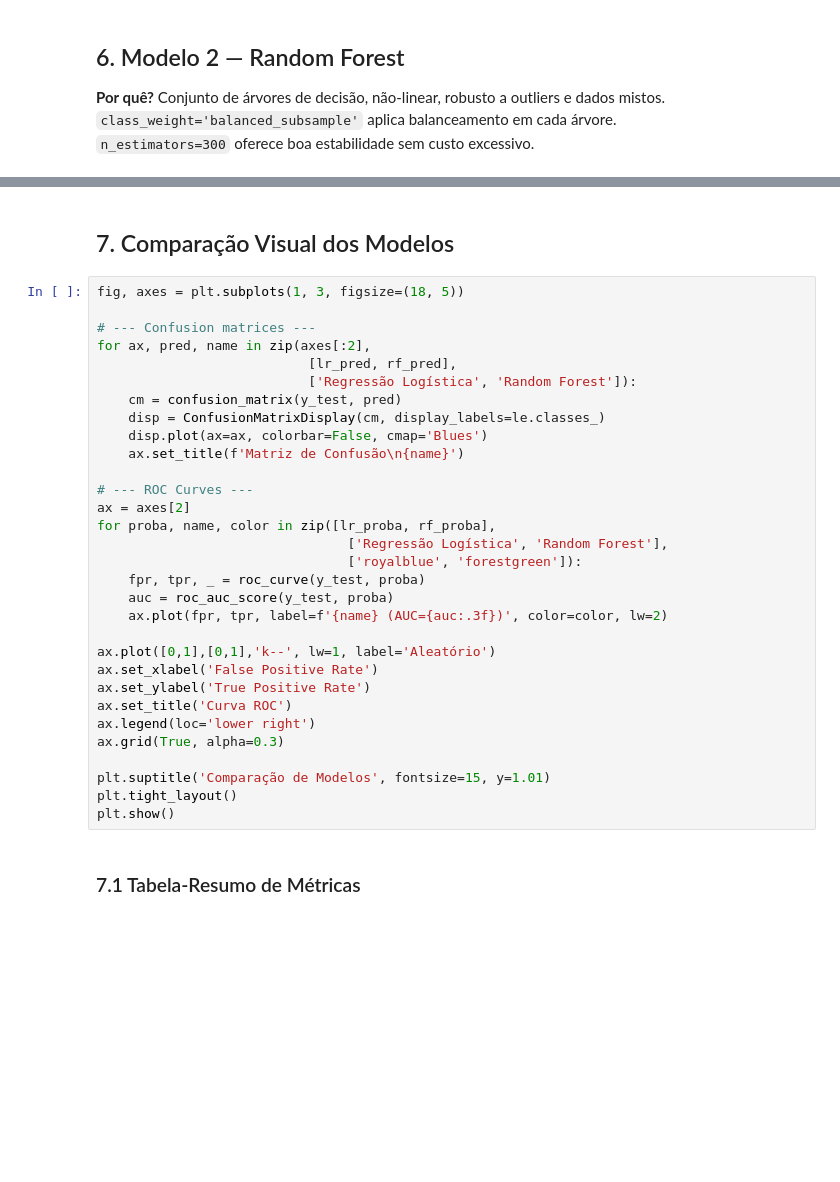
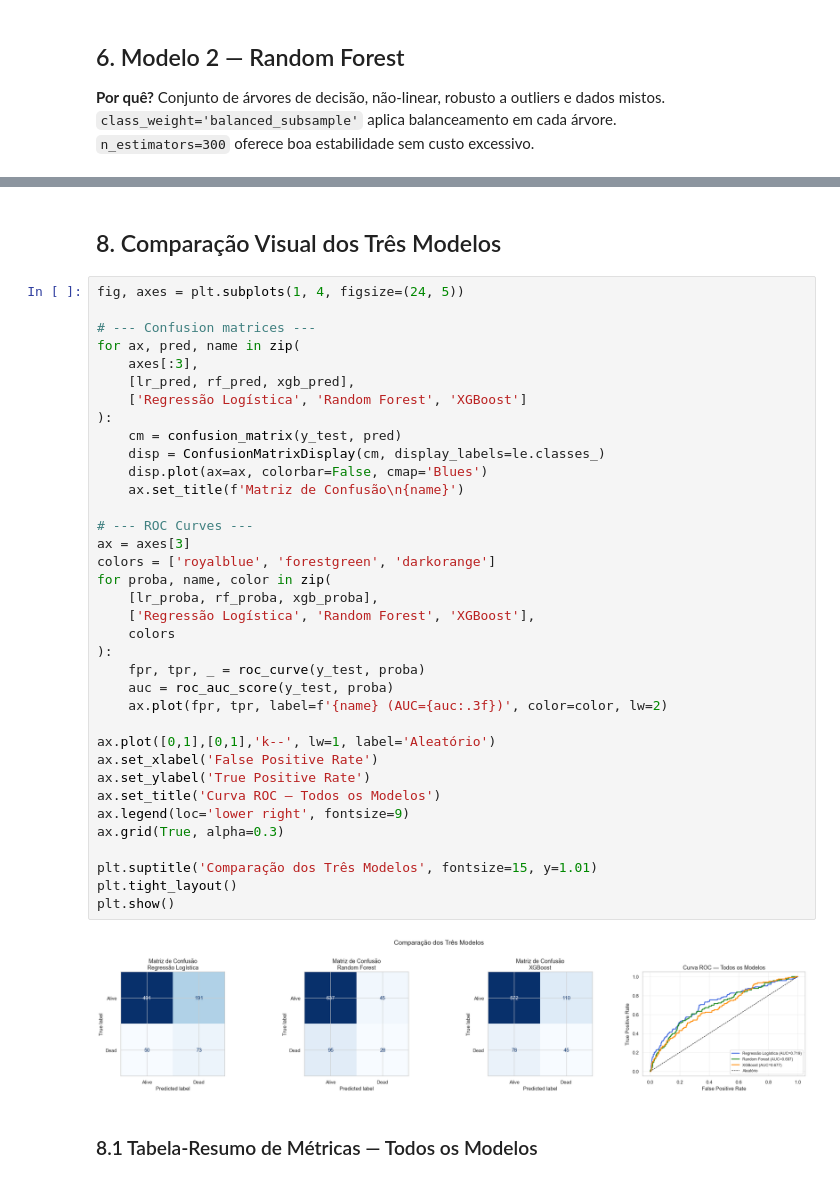
Before and after one commit to trcosta97/fiap-id-tech-challenge1, a Jupyter notebook: ml_breast_cancer.ipynb, the cells around one changed output, grey strips where cells are left out. Saved outputs shown, nothing was run; the diff lists cells and outputs as text; blank space fills up the shorter version.

Commit message:
add xboost model

```diff
--- a/ml_breast_cancer.ipynb
+++ b/ml_breast_cancer.ipynb
@@ -165,36 +285,43 @@ rf_pipe, rf_pred, rf_proba = evaluate_model(
 # %% [markdown]
-## 7. Comparação Visual dos Modelos
+## 8. Comparação Visual dos Três Modelos
 # %%
-fig, axes = plt.subplots(1, 3, figsize=(18, 5))
+fig, axes = plt.subplots(1, 4, figsize=(24, 5))
 
 # --- Confusion matrices ---
-for ax, pred, name in zip(axes[:2],
-                           [lr_pred, rf_pred],
-                           ['Regressão Logística', 'Random Forest']):
+for ax, pred, name in zip(
+    axes[:3],
+    [lr_pred, rf_pred, xgb_pred],
+    ['Regressão Logística', 'Random Forest', 'XGBoost']
+):
     cm = confusion_matrix(y_test, pred)
     disp = ConfusionMatrixDisplay(cm, display_labels=le.classes_)
     disp.plot(ax=ax, colorbar=False, cmap='Blues')
     ax.set_title(f'Matriz de Confusão\n{name}')
 
 # --- ROC Curves ---
-ax = axes[2]
-for proba, name, color in zip([lr_proba, rf_proba],
-                                ['Regressão Logística', 'Random Forest'],
-                                ['royalblue', 'forestgreen']):
+ax = axes[3]
+colors = ['royalblue', 'forestgreen', 'darkorange']
+for proba, name, color in zip(
+    [lr_proba, rf_proba, xgb_proba],
+    ['Regressão Logística', 'Random Forest', 'XGBoost'],
+    colors
+):
     fpr, tpr, _ = roc_curve(y_test, proba)
     auc = roc_auc_score(y_test, proba)
     ax.plot(fpr, tpr, label=f'{name} (AUC={auc:.3f})', color=color, lw=2)
 
 ax.plot([0,1],[0,1],'k--', lw=1, label='Aleatório')
 ax.set_xlabel('False Positive Rate')
 ax.set_ylabel('True Positive Rate')
-ax.set_title('Curva ROC')
-ax.legend(loc='lower right')
+ax.set_title('Curva ROC — Todos os Modelos')
+ax.legend(loc='lower right', fontsize=9)
 ax.grid(True, alpha=0.3)
 
-plt.suptitle('Comparação de Modelos', fontsize=15, y=1.01)
+plt.suptitle('Comparação dos Três Modelos', fontsize=15, y=1.01)
 plt.tight_layout()
 plt.show()
+# %% [output]
+[figure, added]
 # %% [markdown]
-### 7.1 Tabela-Resumo de Métricas
+### 8.1 Tabela-Resumo de Métricas — Todos os Modelos
 # %%
```
Also changed, not shown: parts of 24 cells of this notebook.
